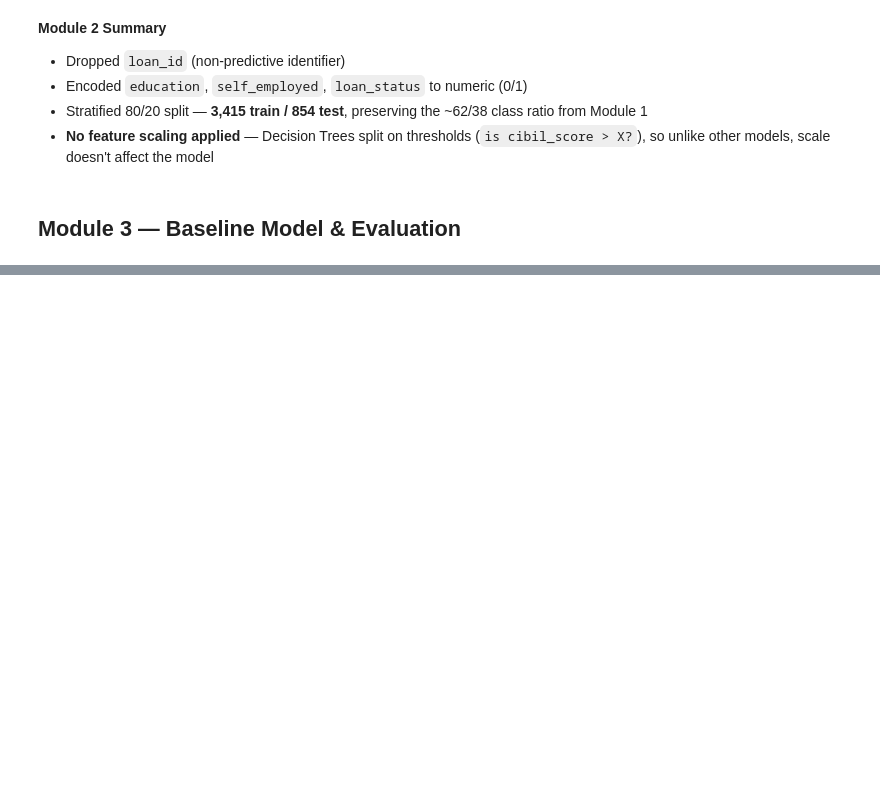
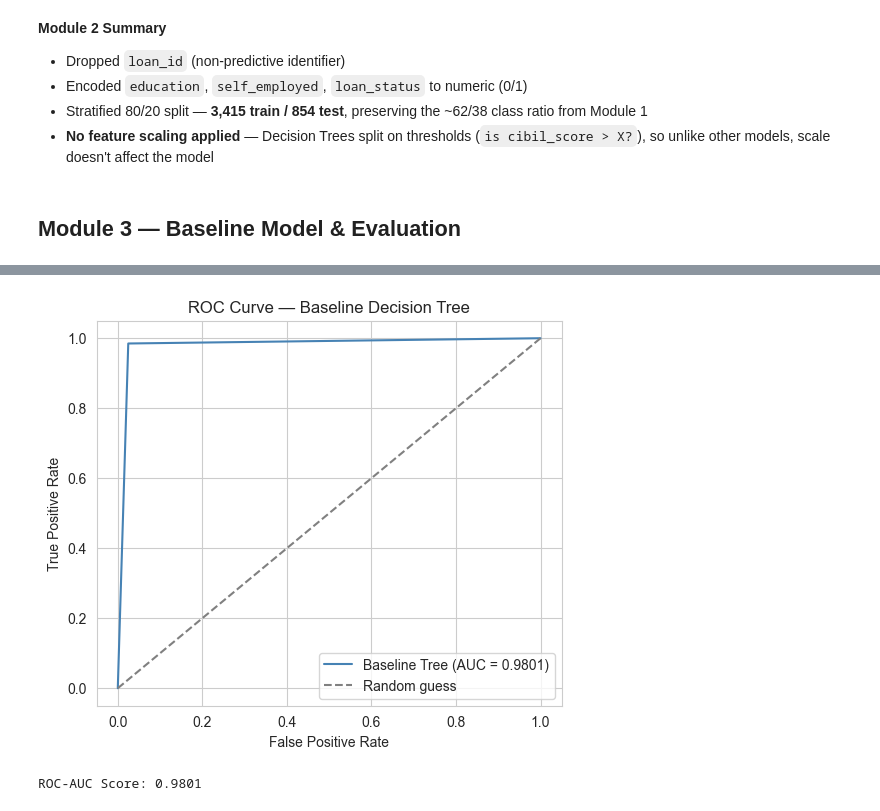
Before and after one commit to Shreyashs-dg/decision-tree-loan-approval, a Jupyter notebook: notebooks/loan_approval_decision_tree.ipynb, the cells around one changed output, grey strips where cells are left out. Cells and saved outputs as stored; diff of their text form; code cells hidden in the pictures; blank space fills up the shorter version.

```diff
--- a/notebooks/loan_approval_decision_tree.ipynb
+++ b/notebooks/loan_approval_decision_tree.ipynb
@@ -243,0 +295,20 @@ Name: proportion, dtype: float64
+# %%
+test_proba = baseline_model.predict_proba(X_test)[:, 1]
+roc_auc = roc_auc_score(y_test, test_proba)
+fpr, tpr, _ = roc_curve(y_test, test_proba)
+
+plt.figure(figsize=(6, 5))
+plt.plot(fpr, tpr, label=f'Baseline Tree (AUC = {roc_auc:.4f})', color='steelblue')
+plt.plot([0, 1], [0, 1], linestyle='--', color='gray', label='Random guess')
+
+plt.xlabel('False Positive Rate')
+plt.ylabel('True Positive Rate')
+plt.title('ROC Curve — Baseline Decision Tree')
+plt.legend()
+plt.savefig('../images/Roc curve',dpi=300)
+plt.show()
+
+print(f"ROC-AUC Score: {roc_auc:.4f}")
+# %% [output]
+[figure, added]
+ROC-AUC Score: 0.9801
```
Also changed, not shown: parts of 10 cells of this notebook, 2 other files.
